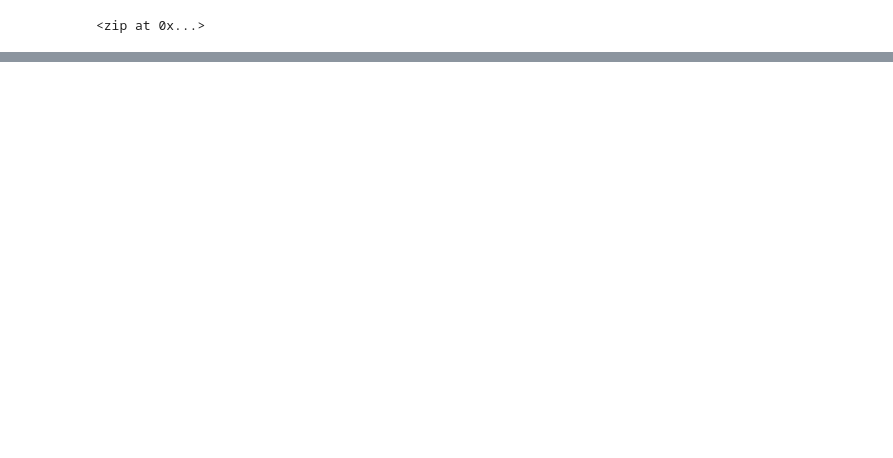
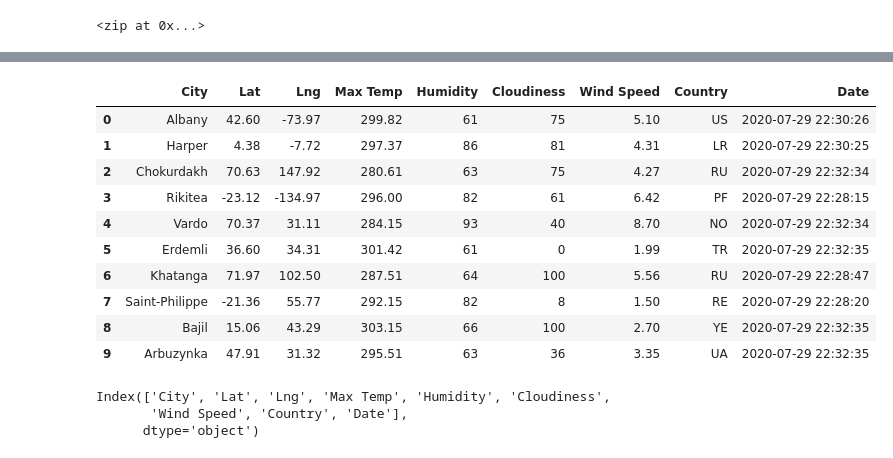
Before and after one commit to arkasozi/World_Weather_Analysis, a Jupyter notebook: WeatherPy.ipynb, the cells around one changed output, grey strips where cells are left out. Cells and saved outputs as stored; diff of their text form; code cells hidden in the pictures; blank space fills up the shorter version.

```diff
--- a/WeatherPy.ipynb
+++ b/WeatherPy.ipynb
@@ -33,0 +39,3 @@ len(cities)
+# %%
+url = "http://api.openweathermap.org/data/2.5/weather?"
+city = "london"
@@ -33,0 +68,10 @@ len(cities)
+# %%
+# Create an empty list to hold the weather data.
+city_data = []
+# Print the beginning of the logging.
+print("Beginning Data Retrieval     ")
+print("-----------------------------")
+
+# Create counters.
+record_count = 1
+set_count = 1
@@ -33,0 +148,22 @@ len(cities)
+# %%
+# Convert the array of dictionaries to a Pandas DataFrame.
+city_data_df = pd.DataFrame(city_data)
+city_data_df.head(10)
+# %% [output]
+|  | City | Lat | Lng | Max Temp | Humidity | Cloudiness | Wind Speed | Country | Date |
+| 0 | Albany | 42.60 | -73.97 | 299.82 | 61 | 75 | 5.10 | US | 2020-07-29 22:30:26 |
+| 1 | Harper | 4.38 | -7.72 | 297.37 | 86 | 81 | 4.31 | LR | 2020-07-29 22:30:25 |
+| 2 | Chokurdakh | 70.63 | 147.92 | 280.61 | 63 | 75 | 4.27 | RU | 2020-07-29 22:32:34 |
+| 3 | Rikitea | -23.12 | -134.97 | 296.00 | 82 | 61 | 6.42 | PF | 2020-07-29 22:28:15 |
+| 4 | Vardo | 70.37 | 31.11 | 284.15 | 93 | 40 | 8.70 | NO | 2020-07-29 22:32:34 |
+| 5 | Erdemli | 36.60 | 34.31 | 301.42 | 61 | 0 | 1.99 | TR | 2020-07-29 22:32:35 |
+| 6 | Khatanga | 71.97 | 102.50 | 287.51 | 64 | 100 | 5.56 | RU | 2020-07-29 22:28:47 |
+| 7 | Saint-Philippe | -21.36 | 55.77 | 292.15 | 82 | 8 | 1.50 | RE | 2020-07-29 22:28:20 |
+| 8 | Bajil | 15.06 | 43.29 | 303.15 | 66 | 100 | 2.70 | YE | 2020-07-29 22:32:35 |
+| 9 | Arbuzynka | 47.91 | 31.32 | 295.51 | 63 | 36 | 3.35 | UA | 2020-07-29 22:32:35 |
+# %%
+city_data_df.columns
+# %% [output]
+Index(['City', 'Lat', 'Lng', 'Max Temp', 'Humidity', 'Cloudiness',
+       'Wind Speed', 'Country', 'Date'],
+      dtype='object')
```
Also changed, not shown: parts of 11 cells of this notebook, 3 other files.
